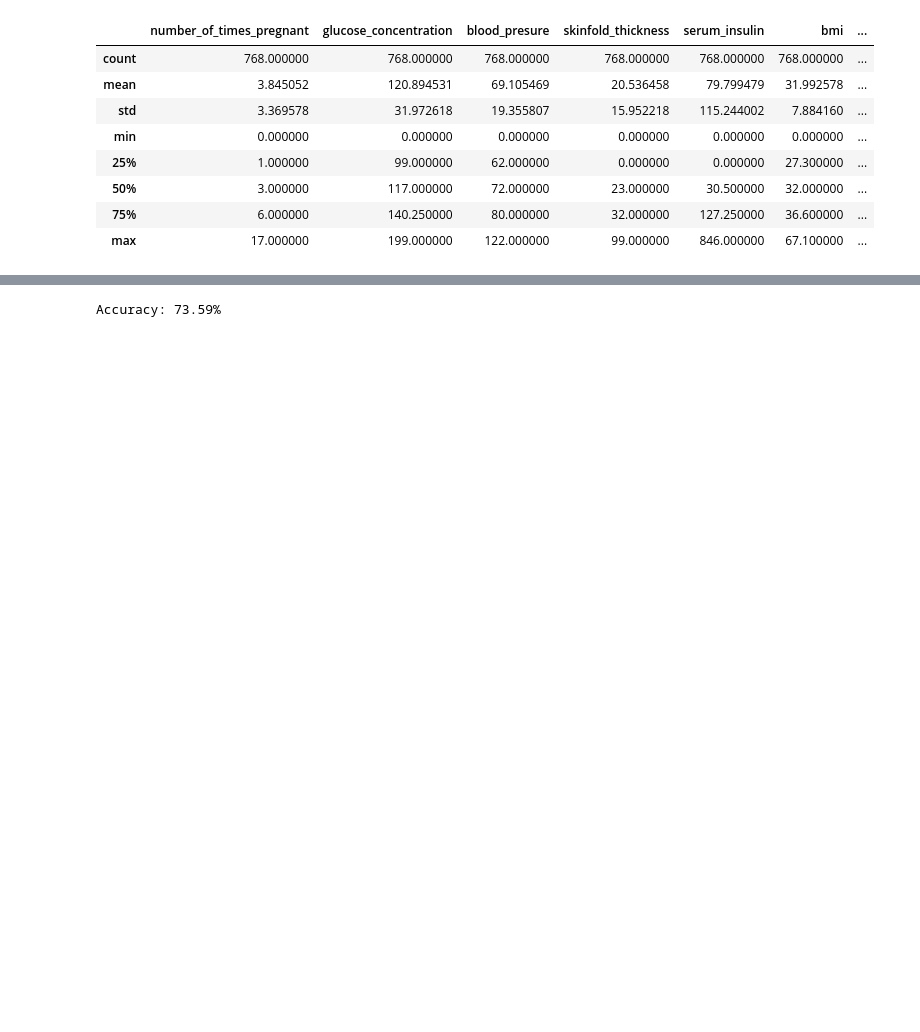
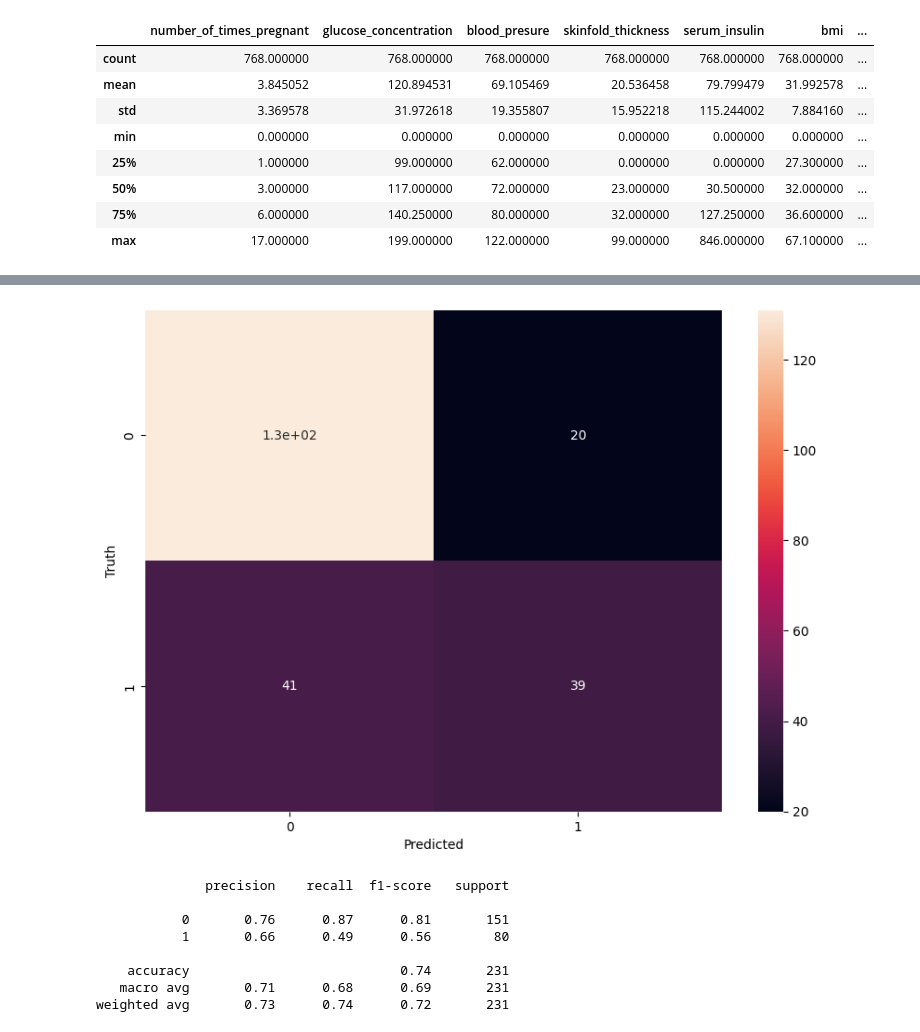
Before and after one commit to unworthyEnzyme/ml2, a Jupyter notebook: src/ml2/main.ipynb, the cells around one changed output, grey strips where cells are left out. Cells and saved outputs as stored; diff of their text form; code cells hidden in the pictures; blank space fills up the shorter version.

```diff
--- a/src/ml2/main.ipynb
+++ b/src/ml2/main.ipynb
@@ -66,18 +89,33 @@ Accuracy: 72.29%
 # %%
 # use support vector machine classifier
 from sklearn.svm import SVC
 
 model = SVC()
 model.fit(X_train, y_train)
 
 # make predictions
 y_pred = model.predict(X_test)
 
 # evaluate the model
-accuracy = accuracy_score(y_test, y_pred)
-print(f'Accuracy: {accuracy * 100:.2f}%')
+confusion = metrics.confusion_matrix(y_test, y_pred)
+plt.figure(figsize=(10, 7))
+sns.heatmap(confusion, annot=True)
+plt.title('Support Vector Machine Confusion Matrix')
+plt.xlabel('Predicted')
+plt.ylabel('Truth')
+plt.show()
+
+print(metrics.classification_report(y_test, y_pred))
 # %% [output]
+[figure, added]
-Accuracy: 73.59%
+              precision    recall  f1-score   support
+
+           0       0.76      0.87      0.81       151
+           1       0.66      0.49      0.56        80
+
+    accuracy                           0.74       231
+   macro avg       0.71      0.68      0.69       231
+weighted avg       0.73      0.74      0.72       231
 # %%
 # use multi-layer perceptron classifier
 from sklearn.neural_network import MLPClassifier
```
Also changed, not shown: parts of 4 cells of this notebook.
